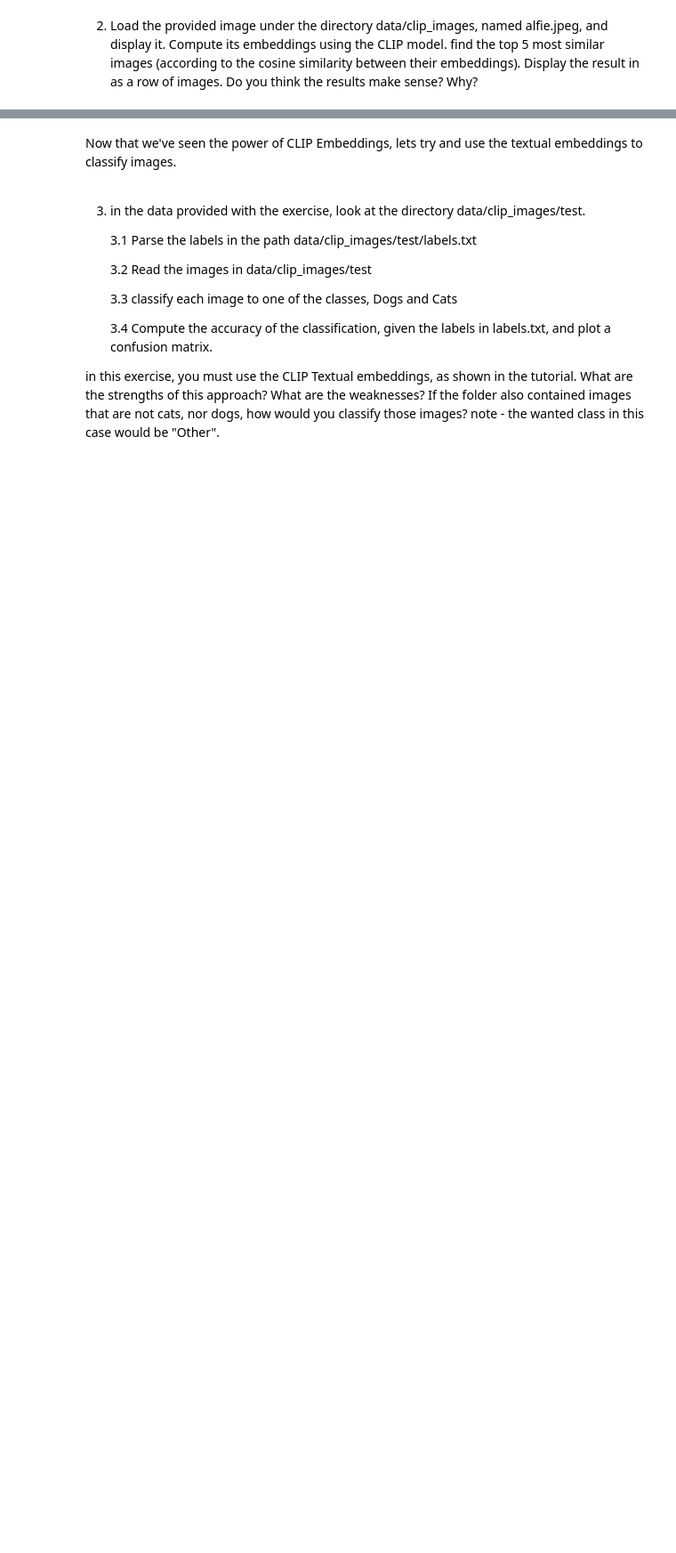
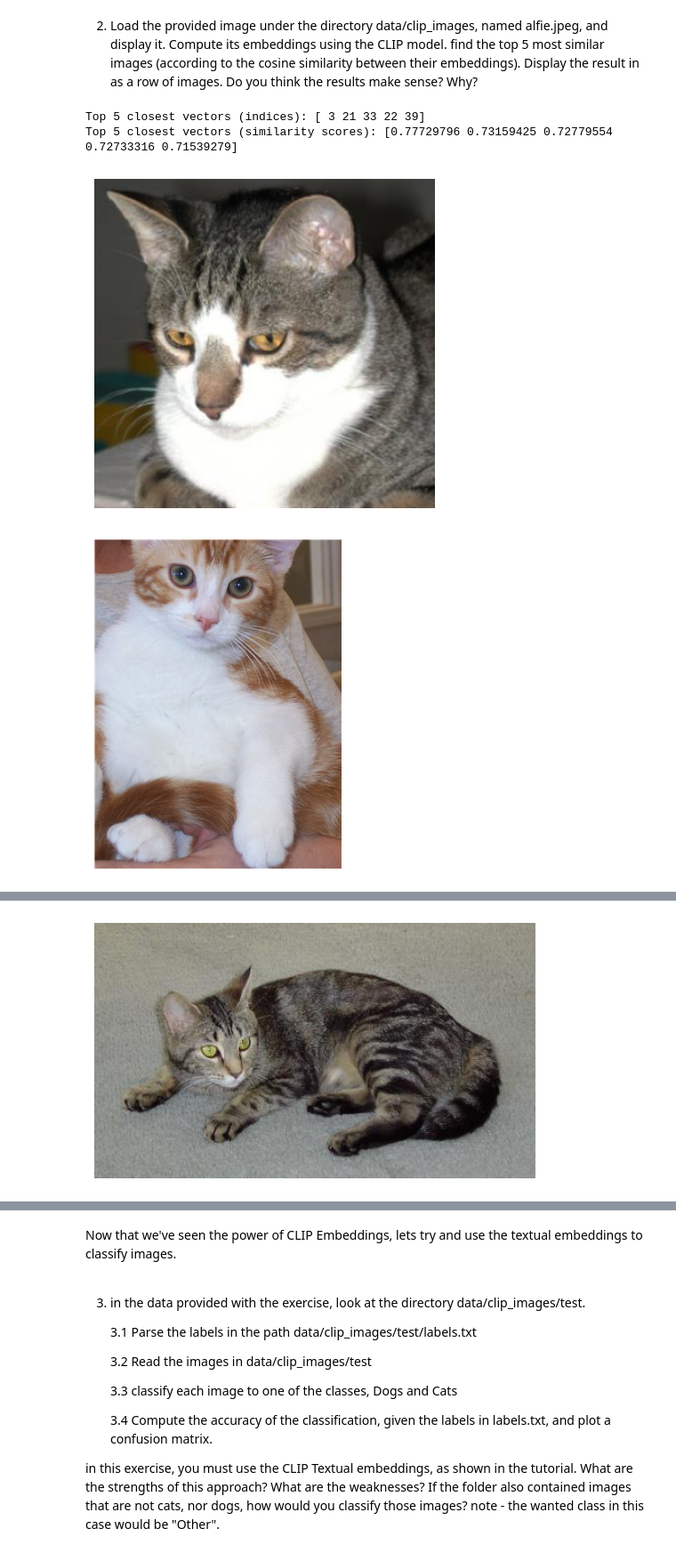
Before and after one commit to wr0om/ComputerVisionHW, a Jupyter notebook: HW1/ee046746_hw2_classification_foundation_models.ipynb, the cells around one changed output, grey strips where cells are left out. Shown at 89% size. Cells and saved outputs as stored; diff of their text form; code cells hidden in the pictures; blank space fills up the shorter version.

```diff
--- a/HW1/ee046746_hw2_classification_foundation_models.ipynb
+++ b/HW1/ee046746_hw2_classification_foundation_models.ipynb
@@ -652,2 +644,34 @@ OutOfMemoryError: CUDA out of memory. Tried to allocate 20.00 MiB. GPU 0 has a t
 # %% [markdown]
 2. Load the provided image under the directory data/clip_images, named alfie.jpeg, and display it. Compute its embeddings using the CLIP model. find the top 5 most similar images (according to the cosine similarity between their embeddings). Display the result in as a row of images. Do you think the results make sense? Why?
+# %%
+from sklearn.metrics.pairwise import cosine_similarity
+import os
+
+alfie= preprocess(load_image(image_path="./data/clip_images/alfie.jpeg")).unsqueeze(0).to(device)
+alfie_embedding= model.encode_image(alfie).detach().cpu().numpy().squeeze(0)
+np_all_images_embedding= np.array(all_images_embedding)
+# print (alfie_embedding.reshape(1,-1))
+
+# Compute cosine similarities
+given_vector = alfie_embedding.reshape(1,-1)
+similarities = cosine_similarity(given_vector, np_all_images_embedding).flatten()
+
+# Find the top 5 closest vectors
+top_5_indices = similarities.argsort()[-5:][::-1]
+top_5_vectors = np_all_images_embedding[top_5_indices]
+
+# Print the indices and the corresponding similarity scores
+print("Top 5 closest vectors (indices):", top_5_indices)
+print("Top 5 closest vectors (similarity scores):", similarities[top_5_indices])
+
+for index in top_5_indices:
+    image_path = image_paths[index]
+    image = Image.open(image_path)
+    plt.imshow(image)
+    plt.axis('off')
+    plt.show()
+# %% [output]
+Top 5 closest vectors (indices): [ 3 21 33 22 39]
+Top 5 closest vectors (similarity scores): [0.77729796 0.73159425 0.72779554 0.72733316 0.71539279]
+[figure, added]
+[figure, added]
@@ -653,0 +679 @@ OutOfMemoryError: CUDA out of memory. Tried to allocate 20.00 MiB. GPU 0 has a t
+[figure, added]
```
Also changed, not shown: parts of 15 cells of this notebook.
